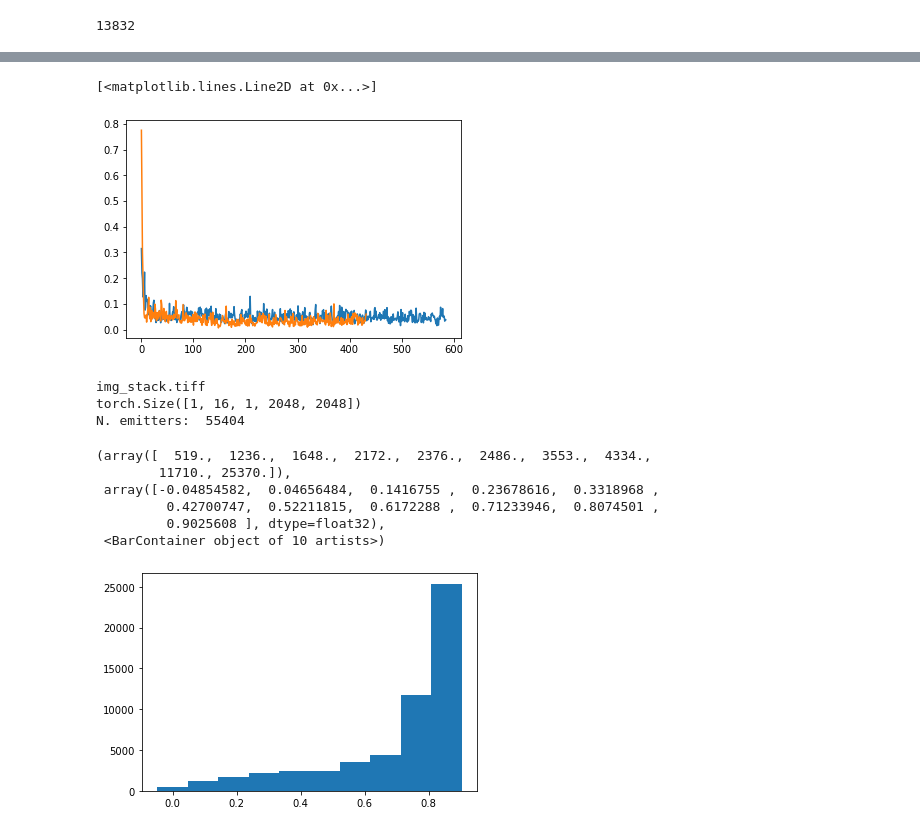
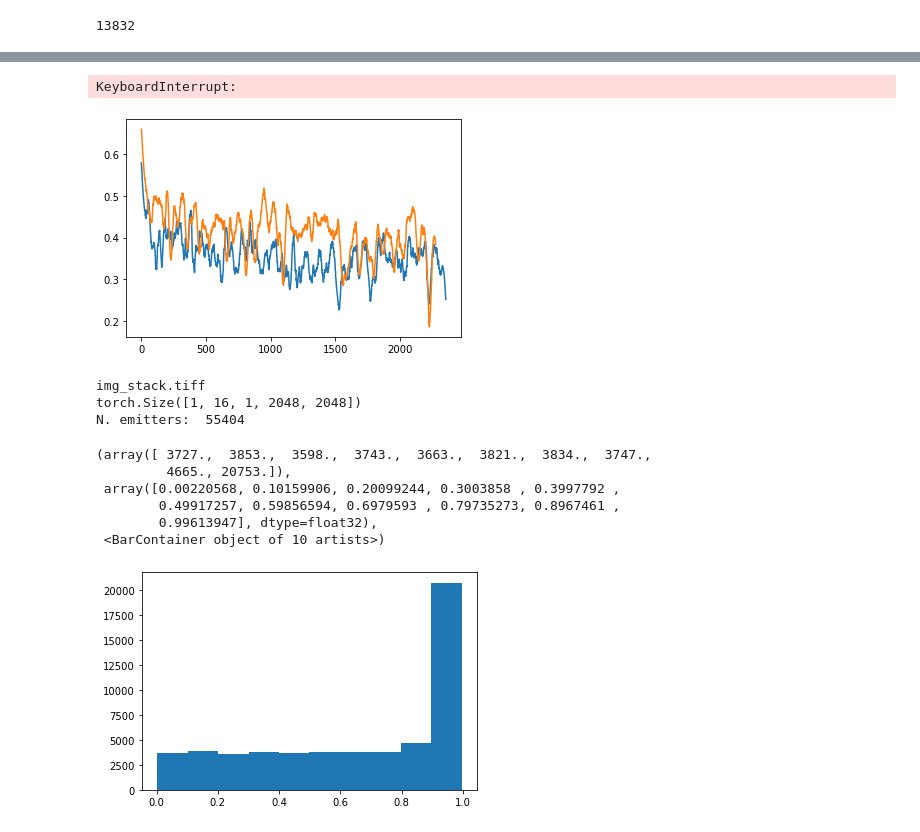
Before and after one commit to TuragaLab/decode_fish, a Jupyter notebook: nbs/22_MERFISH_codenet.ipynb, the cells around one changed output, grey strips where cells are left out. Saved outputs shown, nothing was run; the diff lists cells and outputs as text; code cells hidden in the pictures.

```diff
--- a/nbs/22_MERFISH_codenet.ipynb
+++ b/nbs/22_MERFISH_codenet.ipynb
@@ -29,5 +33,8 @@ cfg = OmegaConf.load(f'/groups/turaga/home/speisera/Mackebox/Artur/WorkDB/deepst
 # cfg.PSF.psf_extent_zyx=[1,21,21]
 # cfg.run_name = 'test'
 # %%
+cfg.foci.n_foci_avg = 1
+cfg.PSF.n_cols = 1
+cfg.random_crop.crop_sz = 80
 model, post_proc, micro, img_3d, decode_dl = load_all(cfg)
 # %% [output]
@@ -64,19 +107,19 @@ def input_from_df(df, from_matches=True):
 # %%
 class code_net(nn.Module):
 
-    def __init__(self, n_inputs=35, n_outputs=1):
+    def __init__(self, n_inputs=20, n_outputs=1):
         super(code_net, self).__init__()
 
-        self.fc1 = nn.Linear(n_inputs, 64)
-        self.fc2 = nn.Linear(64, 32)
-        self.fc3 = nn.Linear(32, 32)
+        self.fc1 = nn.Linear(n_inputs, 128)
+        self.fc2 = nn.Linear(128, 64)
+        self.fc3 = nn.Linear(64, 32)
         self.fc4 = nn.Linear(32, n_outputs)
 
     def forward(self, x):
         x = F.elu(self.fc1(x))
         x = F.elu(self.fc2(x))
         x = F.elu(self.fc3(x))
-        x = torch.tanh(self.fc4(x))
+        x = self.fc4(x)
         return x
 
 net = code_net().cuda()
@@ -86,13 +134,13 @@ from decode_fish.funcs.output_trafo import *
 from decode_fish.funcs.evaluation import *
 from decode_fish.engine.gmm_loss import *
 
-num_iters = 50
+num_iters = 300
 batch_size = 50
 i = 0
 
 bce = torch.nn.BCEWithLogitsLoss()
 mse = torch.nn.MSELoss()
-opt = torch.optim.AdamW(net.parameters(), lr = 1e-3)
+opt = torch.optim.AdamW(net.parameters(), lr = 5e-3)
 sched = torch.optim.lr_scheduler.StepLR(opt, step_size=500, gamma=0.5)
 loss_col = []
 
@@ -102,9 +150,9 @@ for i in tqdm(range(num_iters)):
 
         x, local_rate, background = next(iter(decode_dl))
         sim_vars = PointProcessUniform(local_rate*2.,model.int_dist.int_conc, model.int_dist.int_rate,
-                                       model.int_dist.int_loc, channels=16, n_bits=4, sim_z=False, codebook=torch.tensor(code_inds)).sample(from_code_book=False)
-        xsim = micro(*sim_vars)
-        x = micro.noise(xsim, background).sample()
+                                       model.int_dist.int_loc, channels=16, n_bits=4, sim_z=False, codebook=torch.tensor(code_inds)).sample(from_code_book=True, phasing=True)
+        xsim = micro(*sim_vars, add_noise=True)
+        x = micro.noise(xsim, background, const_theta_sim=False).sample()
 
         gt_vars = sim_vars[:-1]
         gt_df = sample_to_df(*gt_vars, px_size_zyx=[1.,1.,1.])
@@ -126,11 +174,10 @@ for i in tqdm(range(num_iters)):
 
         net_out = net(net_inp)
 
-#         net_tar = T(target_from_matches(matches[b*batch_size:(b+1)*batch_size]), dtype=torch.float32).cuda()
-#         loss = bce(net_out, net_tar)
-
-        net_tar = T(verr_from_matches(matches[b*batch_size:(b+1)*batch_size]), dtype=torch.float32).cuda()
-        loss = mse(net_out, net_tar[:,None])
+        net_tar = T(target_from_matches(matches[b*batch_size:(b+1)*batch_size]), dtype=torch.float32).cuda()
+        loss = bce(net_out, net_tar[:,None])
+#         net_tar = T(verr_from_matches(matches[b*batch_size:(b+1)*batch_size]), dtype=torch.float32).cuda()
+#         loss = mse(net_out, net_tar[:,None])
 
         loss.backward()
 
@@ -138,12 +185,19 @@ for i in tqdm(range(num_iters)):
         sched.step()
 
         loss_col.append(loss.item())
+# %% [output]
+KeyboardInterrupt:
 # %%
-plt.plot(loss_col)
-plt.plot(loss_col2)
+from scipy.signal import savgol_filter
+
+window = 51
+order = 2
+y_sf2 = savgol_filter(loss_col, window, order)
+plt.plot(y_sf)
+plt.plot(y_sf2)
+plt.show()
 # %% [output]
-[<matplotlib.lines.Line2D at 0x...>]
-[figure, old version]
+[figure, new version]
 # %%
 from monai.inferers import sliding_window_inference
 def predict(model, post_proc, image_paths, window_size=[None,256,256], device='cuda'):
@@ -193,11 +246,11 @@ inf_df['corr_pred'] = out_arr
 # %%
-plt.hist(inf_df['corr_pred'])
+plt.hist(inf_df['net_qual'])
 # %% [output]
-(array([  519.,  1236.,  1648.,  2172.,  2376.,  2486.,  3553.,  4334.,
-        11710., 25370.]),
- array([-0.04854582,  0.04656484,  0.1416755 ,  0.23678616,  0.3318968 ,
-         0.42700747,  0.52211815,  0.6172288 ,  0.71233946,  0.8074501 ,
-         0.9025608 ], dtype=float32),
+(array([ 3727.,  3853.,  3598.,  3743.,  3663.,  3821.,  3834.,  3747.,
+         4665., 20753.]),
+ array([0.00220568, 0.10159906, 0.20099244, 0.3003858 , 0.3997792 ,
+        0.49917257, 0.59856594, 0.6979593 , 0.79735273, 0.8967461 ,
+        0.99613947], dtype=float32),
  <BarContainer object of 10 artists>)
-[figure, old version]
+[figure, new version]
 # %%
```
Also changed, not shown: parts of 24 cells of this notebook, 36 other files.
